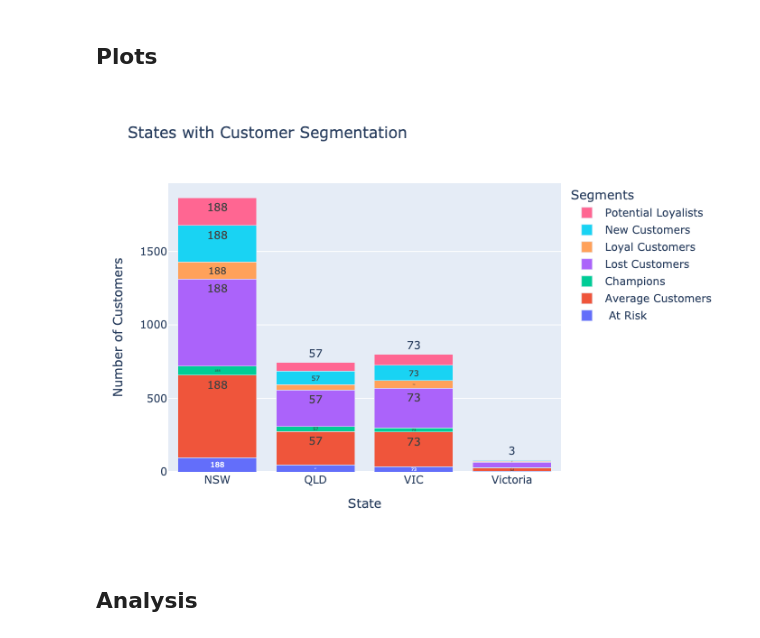
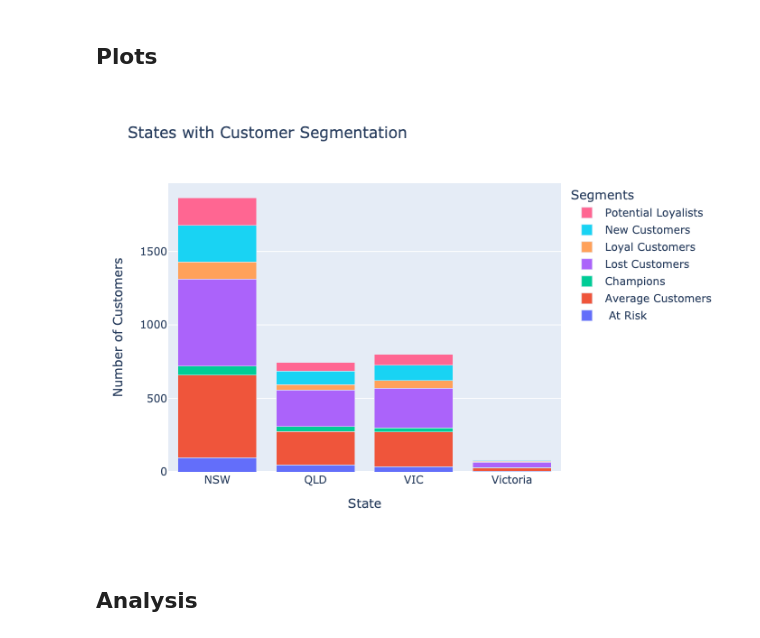
Before and after one commit to tanu-khanuja/customer_segmentation, a Jupyter notebook: notebooks/combined_data_analysis.ipynb, the cells around one changed output. Saved outputs shown, nothing was run; the diff lists cells and outputs as text; code cells hidden in the pictures.

```diff
--- a/notebooks/combined_data_analysis.ipynb
+++ b/notebooks/combined_data_analysis.ipynb
@@ -269,6 +269,7 @@ defaultdict(str,
 # %% [markdown]
 ## Plots
 # %%
+from itertools import count
 import plotly.graph_objects as go
 
 segments = list(segmentwise_states.keys())  # For consistent stacking
@@ -279,35 +280,34 @@ colors = ['#636EFA', '#EF553B', '#00CC96', '#AB63FA', '#FFA15A', '#19D3F3', '#FF
 # Create Figure
 fig = go.Figure()
 
 # Add bars for each segment
 for segment, color in zip(segments,colors):
     fig.add_trace(go.Bar(
         name = segment,
         x= list(statewise_segments.keys()),
         y =[statewise_segments[state].get(segment,0) for state in statewise_segments.keys()],
         marker = dict(color=color),
-        text=counts
     ))
 
 # Layout for bars
 fig.update_layout(
     barmode= 'stack',
     title= 'States with Customer Segmentation',
     xaxis = dict(title= 'State'),
     yaxis = dict(title = 'Number of Customers'),
     legend = dict(title = 'Segments')
 )
 
 # fig.show()
 
 # Save the figure as a static image
 pio.write_image(fig, 'states_with_segmentation.png')
 
 # Display the image in the notebook
 
 Image('states_with_segmentation.png')
 # %% [output]
-[figure, old version]
+[figure, new version]
 # %% [markdown]
 ## Analysis
 # %% [markdown]
```
Also changed, not shown: parts of 1 cell of this notebook, 15 other files.
